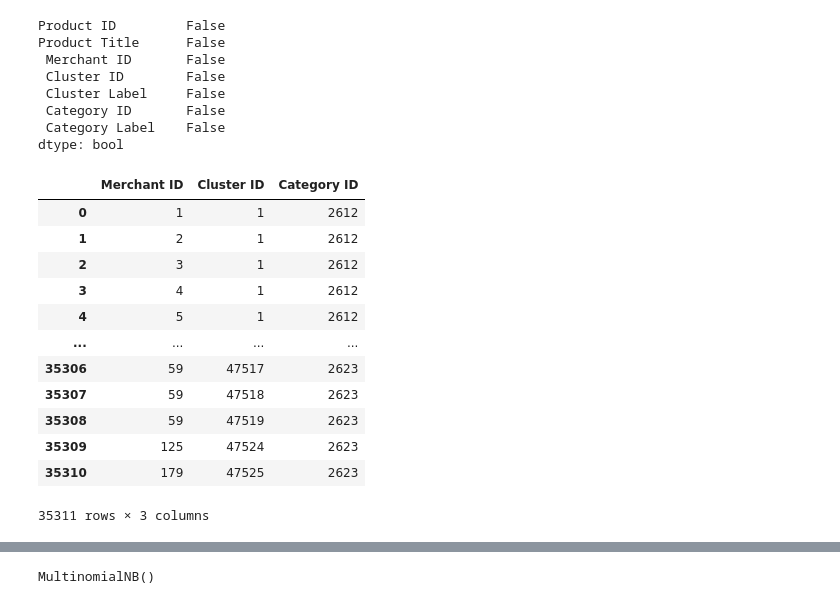
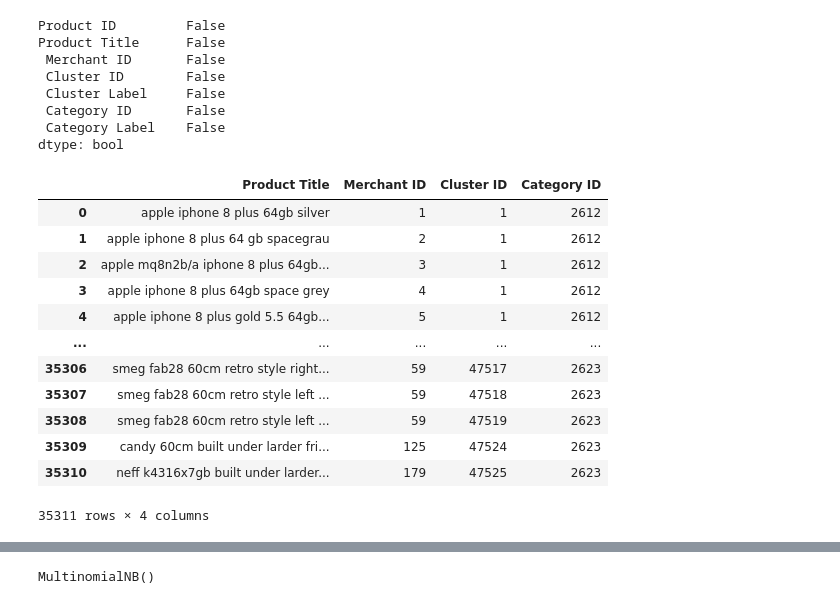
Before and after one commit to pouriaSameti/ML-Projects, a Jupyter notebook: Q2/auxilary_module.ipynb, the cells around one changed output, grey strips where cells are left out. Saved outputs shown, nothing was run; the diff lists cells and outputs as text; code cells hidden in the pictures.

```diff
--- a/Q2/auxilary_module.ipynb
+++ b/Q2/auxilary_module.ipynb
@@ -30,19 +32,19 @@ Product Title      False
 dtype: bool
 # %%
 #removing useless features
-dataset = dataset.drop(columns=['Product ID', 'Product Title' ,' Cluster Label', ' Category Label'])
+dataset = dataset.drop(columns=['Product ID',' Cluster Label', ' Category Label'])
 dataset
 # %% [output]
-|  | Merchant ID | Cluster ID | Category ID |
-| 0 | 1 | 1 | 2612 |
-| 1 | 2 | 1 | 2612 |
-| 2 | 3 | 1 | 2612 |
-| 3 | 4 | 1 | 2612 |
-| 4 | 5 | 1 | 2612 |
-| ... | ... | ... | ... |
-| 35306 | 59 | 47517 | 2623 |
-| 35307 | 59 | 47518 | 2623 |
-| 35308 | 59 | 47519 | 2623 |
-| 35309 | 125 | 47524 | 2623 |
-| 35310 | 179 | 47525 | 2623 |
+|  | Product Title | Merchant ID | Cluster ID | Category ID |
+| 0 | apple iphone 8 plus 64gb silver | 1 | 1 | 2612 |
+| 1 | apple iphone 8 plus 64 gb spacegrau | 2 | 1 | 2612 |
+| 2 | apple mq8n2b/a iphone 8 plus 64gb... | 3 | 1 | 2612 |
+| 3 | apple iphone 8 plus 64gb space grey | 4 | 1 | 2612 |
+| 4 | apple iphone 8 plus gold 5.5 64gb... | 5 | 1 | 2612 |
+| ... | ... | ... | ... | ... |
+| 35306 | smeg fab28 60cm retro style right... | 59 | 47517 | 2623 |
+| 35307 | smeg fab28 60cm retro style left ... | 59 | 47518 | 2623 |
+| 35308 | smeg fab28 60cm retro style left ... | 59 | 47519 | 2623 |
+| 35309 | candy 60cm built under larder fri... | 125 | 47524 | 2623 |
+| 35310 | neff k4316x7gb built under larder... | 179 | 47525 | 2623 |
-35311 rows × 3 columns
+35311 rows × 4 columns
```
Also changed, not shown: parts of 4 cells of this notebook.
